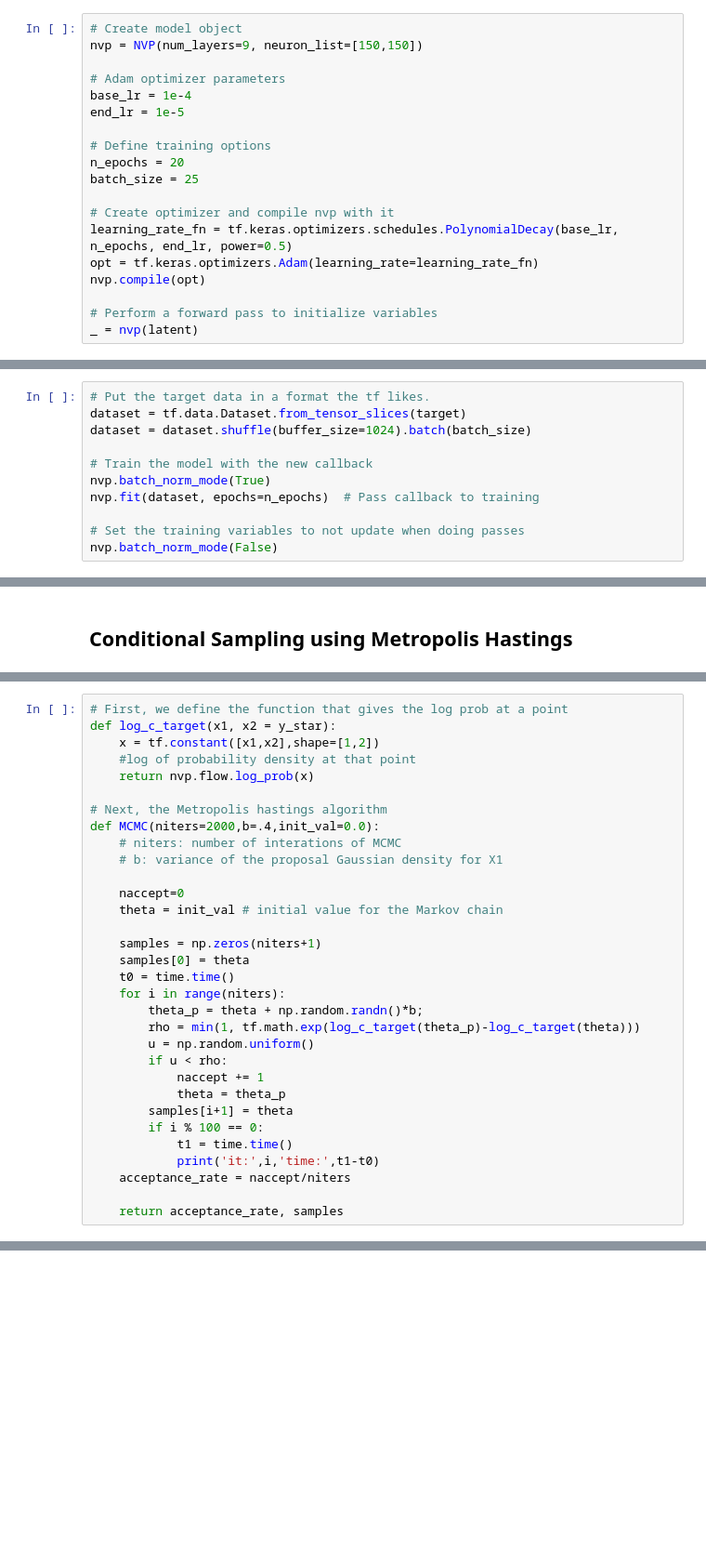
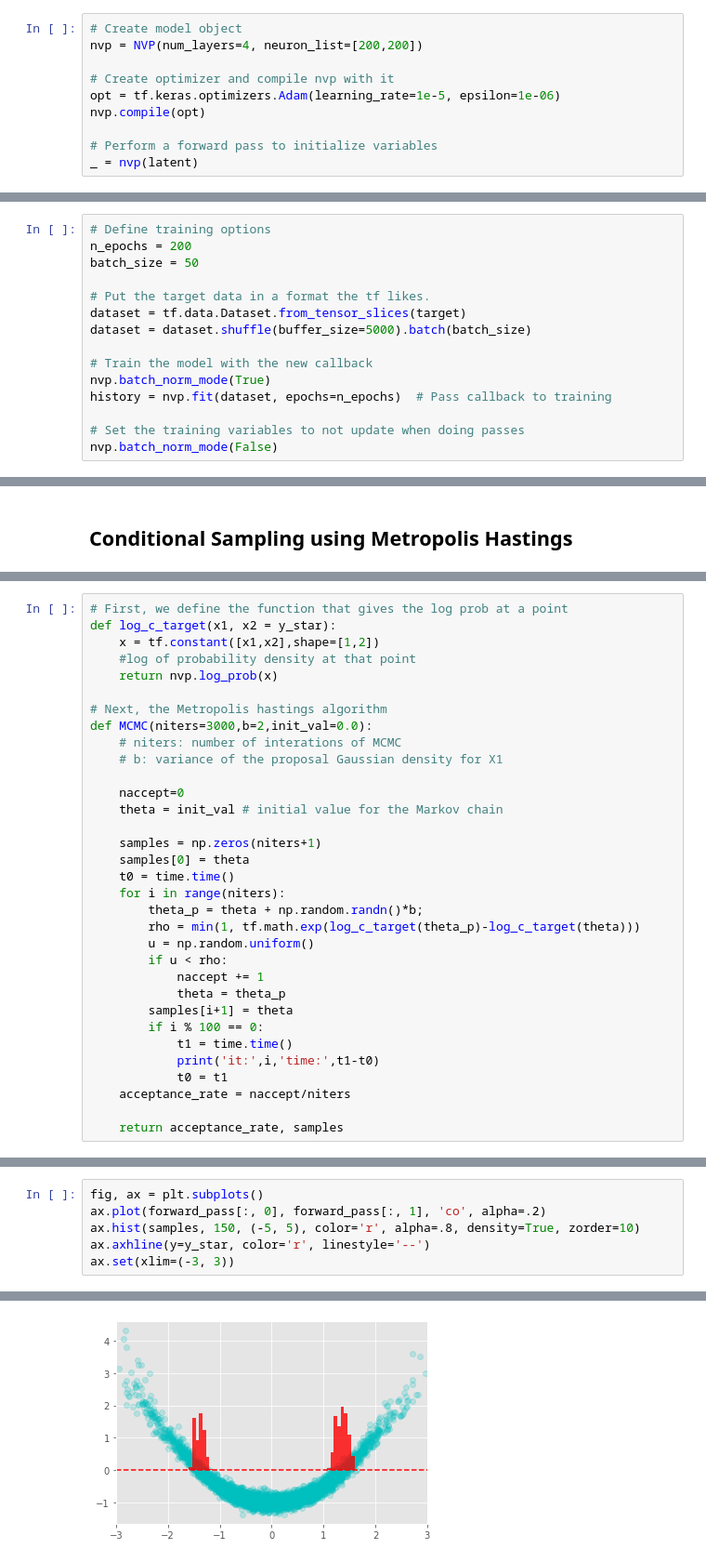
Before and after one commit to CaseyLeeDowdle/TransportNets, a Jupyter notebook: examples/MetropolisHastings/MetropolisHastings2d.ipynb, the cells around one changed output, grey strips where cells are left out. Shown at 93% size. Drawn from its saved outputs; the diff is of its cells as text; blank space fills up the shorter version.

```diff
--- a/examples/MetropolisHastings/MetropolisHastings2d.ipynb
+++ b/examples/MetropolisHastings/MetropolisHastings2d.ipynb
@@ -41,18 +40,9 @@ ax2.plot(latent[:,0], latent[:,1], 'ro', alpha = .2)
 # %%
 # Create model object
-nvp = NVP(num_layers=9, neuron_list=[150,150])
-
-# Adam optimizer parameters
-base_lr = 1e-4
-end_lr = 1e-5
-
-# Define training options
-n_epochs = 20
-batch_size = 25
+nvp = NVP(num_layers=4, neuron_list=[200,200])
 
 # Create optimizer and compile nvp with it
-learning_rate_fn = tf.keras.optimizers.schedules.PolynomialDecay(base_lr, n_epochs, end_lr, power=0.5)
-opt = tf.keras.optimizers.Adam(learning_rate=learning_rate_fn)
+opt = tf.keras.optimizers.Adam(learning_rate=1e-5, epsilon=1e-06)
 nvp.compile(opt)
 
 # Perform a forward pass to initialize variables
@@ -73,11 +50,15 @@ Instructions for updating:
 # %%
+# Define training options
+n_epochs = 200
+batch_size = 50
+
 # Put the target data in a format the tf likes.
 dataset = tf.data.Dataset.from_tensor_slices(target)
-dataset = dataset.shuffle(buffer_size=1024).batch(batch_size)
+dataset = dataset.shuffle(buffer_size=5000).batch(batch_size)
 
 # Train the model with the new callback
 nvp.batch_norm_mode(True)
-nvp.fit(dataset, epochs=n_epochs)  # Pass callback to training
+history = nvp.fit(dataset, epochs=n_epochs)  # Pass callback to training
 
 # Set the training variables to not update when doing passes
 nvp.batch_norm_mode(False)
@@ -124,10 +105,10 @@ plt.axhline(y=y_star, color='c', linestyle='--')
 def log_c_target(x1, x2 = y_star):
     x = tf.constant([x1,x2],shape=[1,2])
     #log of probability density at that point
-    return nvp.flow.log_prob(x)
+    return nvp.log_prob(x)
 
 # Next, the Metropolis hastings algorithm
-def MCMC(niters=2000,b=.4,init_val=0.0):
+def MCMC(niters=3000,b=2,init_val=0.0):
     # niters: number of interations of MCMC
     # b: variance of the proposal Gaussian density for X1
 
@@ -148,6 +129,7 @@ def MCMC(niters=2000,b=.4,init_val=0.0):
         if i % 100 == 0:
             t1 = time.time()
             print('it:',i,'time:',t1-t0)
+            t0 = t1
     acceptance_rate = naccept/niters
 
     return acceptance_rate, samples
@@ -169,0 +157,7 @@ tf.init_scope in your function building code.
+# %%
+fig, ax = plt.subplots()
+ax.plot(forward_pass[:, 0], forward_pass[:, 1], 'co', alpha=.2)
+ax.hist(samples, 150, (-5, 5), color='r', alpha=.8, density=True, zorder=10)
+ax.axhline(y=y_star, color='r', linestyle='--')
+ax.set(xlim=(-3, 3))
+# %% [output]
@@ -169,0 +165 @@ tf.init_scope in your function building code.
+[figure, added]
```
Also changed, not shown: parts of 10 cells of this notebook, 8 other files.
